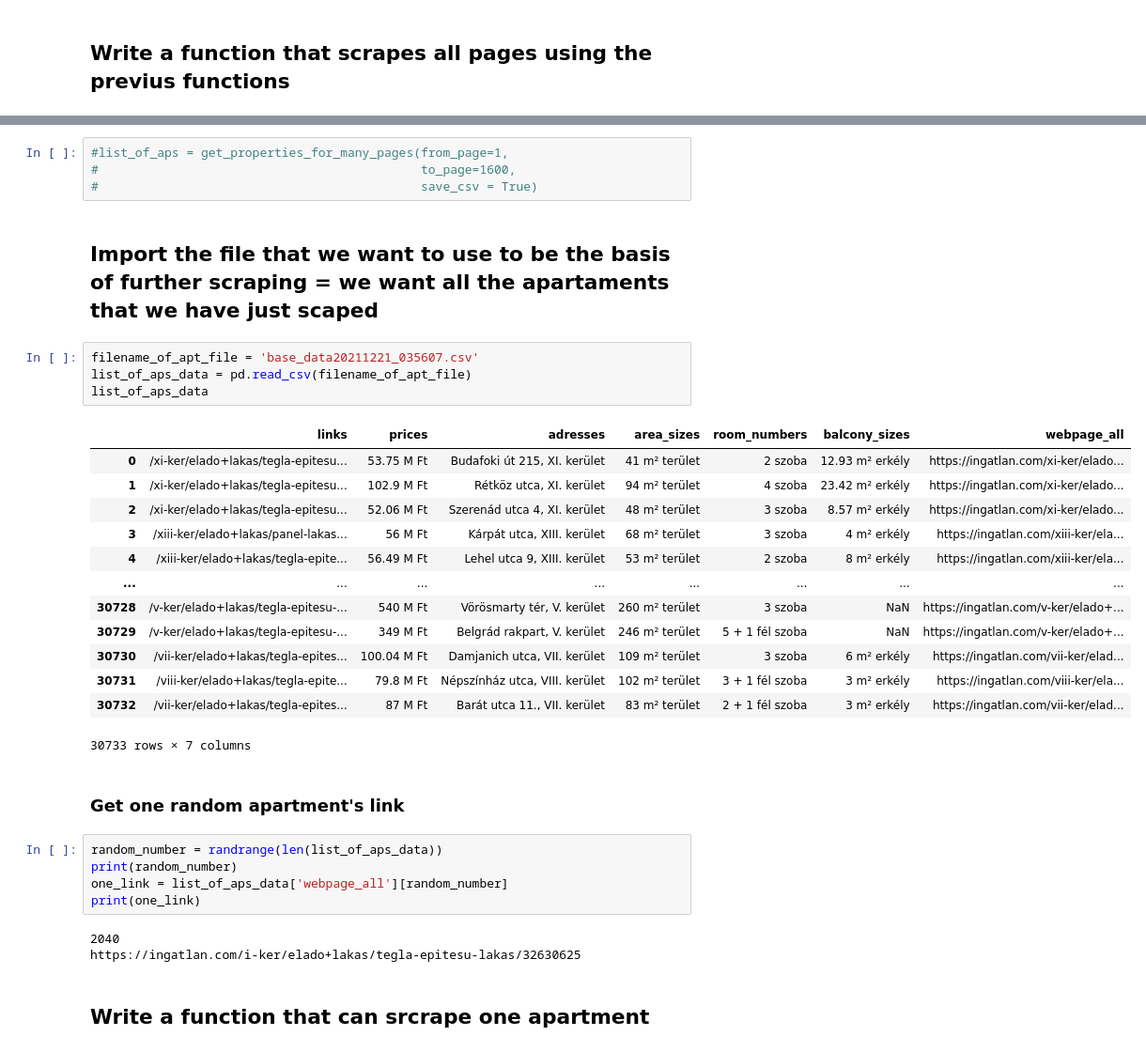
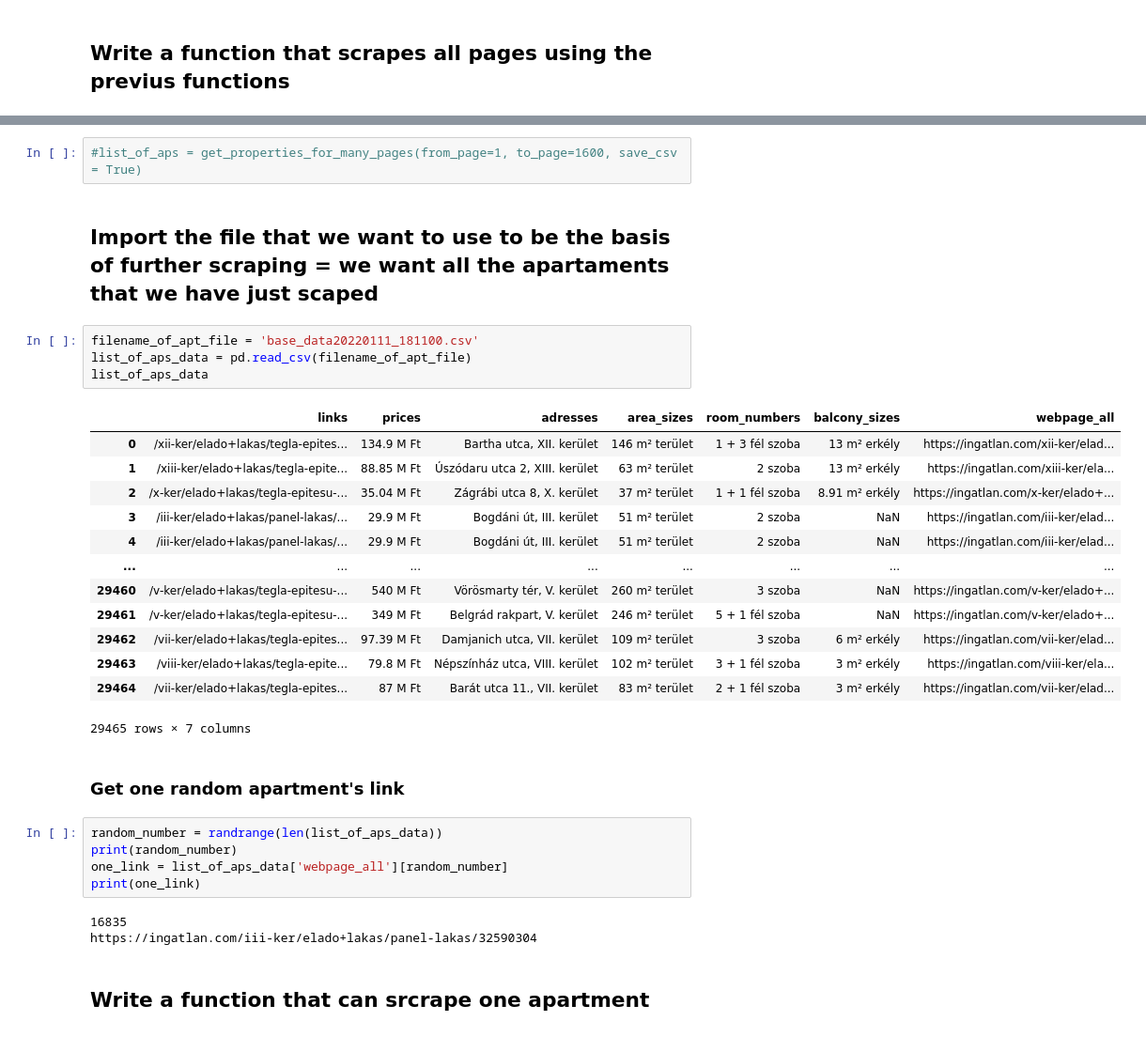
Before and after one commit to krinya/ingatlan, a Jupyter notebook: ingaltanpc.ipynb, the cells around one changed output, grey strips where cells are left out. Shown: that part at 94% size. Cells and saved outputs as stored; diff of their text form.

```diff
--- a/ingaltanpc.ipynb
+++ b/ingaltanpc.ipynb
@@ -169,29 +186,27 @@ def get_properties_for_many_pages(web_page_base = 'https://ingatlan.com/lista/el
 
     return(all_data)
 # %%
-#list_of_aps = get_properties_for_many_pages(from_page=1,
-#                                            to_page=1600,
-#                                            save_csv = True)
+#list_of_aps = get_properties_for_many_pages(from_page=1, to_page=1600, save_csv = True)
 # %% [markdown]
 ## Import the file that we want to use to be the basis of further scraping = we want all the apartaments that we have just scaped
 # %%
-filename_of_apt_file = 'base_data20211221_035607.csv'
+filename_of_apt_file = 'base_data20220111_181100.csv'
 list_of_aps_data = pd.read_csv(filename_of_apt_file)
 list_of_aps_data
 # %% [output]
 |  | links | prices | adresses | area_sizes | room_numbers | balcony_sizes | webpage_all |
-| 0 | /xi-ker/elado+lakas/tegla-epitesu... | 53.75 M Ft | Budafoki út 215, XI. kerület | 41 m² terület | 2 szoba | 12.93 m² erkély | https://ingatlan.com/xi-ker/elado... |
-| 1 | /xi-ker/elado+lakas/tegla-epitesu... | 102.9 M Ft | Rétköz utca, XI. kerület | 94 m² terület | 4 szoba | 23.42 m² erkély | https://ingatlan.com/xi-ker/elado... |
-| 2 | /xi-ker/elado+lakas/tegla-epitesu... | 52.06 M Ft | Szerenád utca 4, XI. kerület | 48 m² terület | 3 szoba | 8.57 m² erkély | https://ingatlan.com/xi-ker/elado... |
-| 3 | /xiii-ker/elado+lakas/panel-lakas... | 56 M Ft | Kárpát utca, XIII. kerület | 68 m² terület | 3 szoba | 4 m² erkély | https://ingatlan.com/xiii-ker/ela... |
-| 4 | /xiii-ker/elado+lakas/tegla-epite... | 56.49 M Ft | Lehel utca 9, XIII. kerület | 53 m² terület | 2 szoba | 8 m² erkély | https://ingatlan.com/xiii-ker/ela... |
+| 0 | /xii-ker/elado+lakas/tegla-epites... | 134.9 M Ft | Bartha utca, XII. kerület | 146 m² terület | 1 + 3 fél szoba | 13 m² erkély | https://ingatlan.com/xii-ker/elad... |
+| 1 | /xiii-ker/elado+lakas/tegla-epite... | 88.85 M Ft | Úszódaru utca 2, XIII. kerület | 63 m² terület | 2 szoba | 13 m² erkély | https://ingatlan.com/xiii-ker/ela... |
+| 2 | /x-ker/elado+lakas/tegla-epitesu-... | 35.04 M Ft | Zágrábi utca 8, X. kerület | 37 m² terület | 1 + 1 fél szoba | 8.91 m² erkély | https://ingatlan.com/x-ker/elado+... |
+| 3 | /iii-ker/elado+lakas/panel-lakas/... | 29.9 M Ft | Bogdáni út, III. kerület | 51 m² terület | 2 szoba | NaN | https://ingatlan.com/iii-ker/elad... |
+| 4 | /iii-ker/elado+lakas/panel-lakas/... | 29.9 M Ft | Bogdáni út, III. kerület | 51 m² terület | 2 szoba | NaN | https://ingatlan.com/iii-ker/elad... |
 | ... | ... | ... | ... | ... | ... | ... | ... |
-| 30728 | /v-ker/elado+lakas/tegla-epitesu-... | 540 M Ft | Vörösmarty tér, V. kerület | 260 m² terület | 3 szoba | NaN | https://ingatlan.com/v-ker/elado+... |
-| 30729 | /v-ker/elado+lakas/tegla-epitesu-... | 349 M Ft | Belgrád rakpart, V. kerület | 246 m² terület | 5 + 1 fél szoba | NaN | https://ingatlan.com/v-ker/elado+... |
-| 30730 | /vii-ker/elado+lakas/tegla-epites... | 100.04 M Ft | Damjanich utca, VII. kerület | 109 m² terület | 3 szoba | 6 m² erkély | https://ingatlan.com/vii-ker/elad... |
-| 30731 | /viii-ker/elado+lakas/tegla-epite... | 79.8 M Ft | Népszínház utca, VIII. kerület | 102 m² terület | 3 + 1 fél szoba | 3 m² erkély | https://ingatlan.com/viii-ker/ela... |
-| 30732 | /vii-ker/elado+lakas/tegla-epites... | 87 M Ft | Barát utca 11., VII. kerület | 83 m² terület | 2 + 1 fél szoba | 3 m² erkély | https://ingatlan.com/vii-ker/elad... |
+| 29460 | /v-ker/elado+lakas/tegla-epitesu-... | 540 M Ft | Vörösmarty tér, V. kerület | 260 m² terület | 3 szoba | NaN | https://ingatlan.com/v-ker/elado+... |
+| 29461 | /v-ker/elado+lakas/tegla-epitesu-... | 349 M Ft | Belgrád rakpart, V. kerület | 246 m² terület | 5 + 1 fél szoba | NaN | https://ingatlan.com/v-ker/elado+... |
+| 29462 | /vii-ker/elado+lakas/tegla-epites... | 97.39 M Ft | Damjanich utca, VII. kerület | 109 m² terület | 3 szoba | 6 m² erkély | https://ingatlan.com/vii-ker/elad... |
+| 29463 | /viii-ker/elado+lakas/tegla-epite... | 79.8 M Ft | Népszínház utca, VIII. kerület | 102 m² terület | 3 + 1 fél szoba | 3 m² erkély | https://ingatlan.com/viii-ker/ela... |
+| 29464 | /vii-ker/elado+lakas/tegla-epites... | 87 M Ft | Barát utca 11., VII. kerület | 83 m² terület | 2 + 1 fél szoba | 3 m² erkély | https://ingatlan.com/vii-ker/elad... |
-30733 rows × 7 columns
+29465 rows × 7 columns
 # %% [markdown]
 ### Get one random apartment's link
 # %%
@@ -200,8 +215,8 @@ print(random_number)
 one_link = list_of_aps_data['webpage_all'][random_number]
 print(one_link)
 # %% [output]
-2040
-https://ingatlan.com/i-ker/elado+lakas/tegla-epitesu-lakas/32630625
+16835
+https://ingatlan.com/iii-ker/elado+lakas/panel-lakas/32590304
 # %% [markdown]
 ## Write a function that can srcrape one apartment
 # %% [markdown]
```
Also changed, not shown: parts of 20 cells of this notebook.
